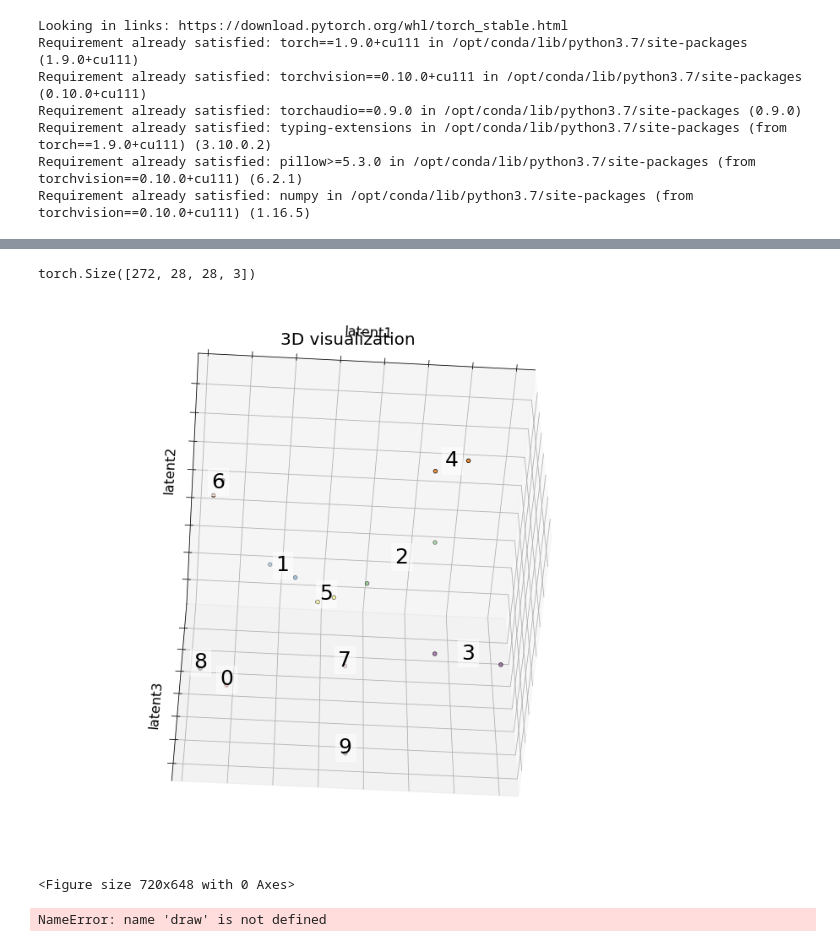
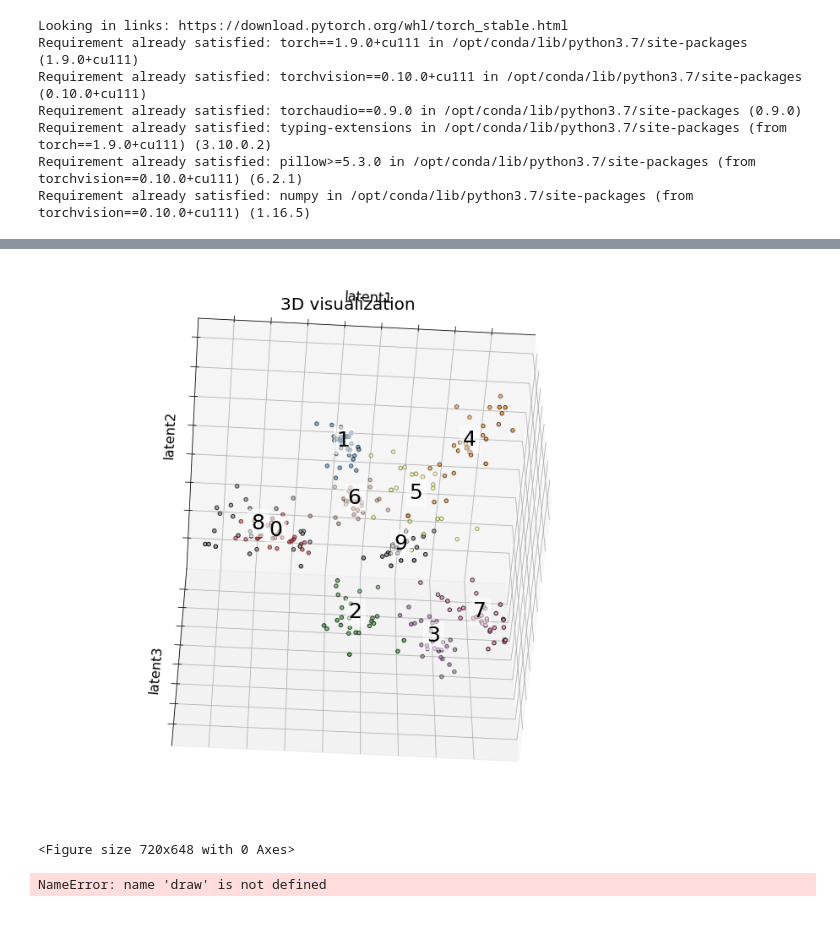
Before and after one commit to ShuYuHuang/better-softmax, a Jupyter notebook: arcface.ipynb, the cells around one changed output, grey strips where cells are left out. Saved outputs shown, nothing was run; the diff lists cells and outputs as text; code cells hidden in the pictures.

Commit message:
added arc, add margin

```diff
--- a/arcface.ipynb
+++ b/arcface.ipynb
@@ -57,6 +57,6 @@ plt.imshow(x[idx].numpy().transpose(1,2,0)/2+0.5)
 # %%
 
-model=nn_fn.ClasModel(3,10,latent_features=3).cuda()
+model=nn_fn.ClasModel(3,10,latent_features=3,SoftMaxLayer=nn_fn.AddMarginProduct,s=15,m=0.01).cuda()
 opt=torch.optim.Adam(model.parameters(),lr=1e-2)
 scheduler = torch.optim.lr_scheduler.CosineAnnealingWarmRestarts(opt, 1*len(trainset)//BATCH_SIZE, 1)
 # criterion=torch.nn.CrossEntropyLoss()
@@ -70,8 +70,9 @@ acc_mean_buff=[]
 vloss_mean_buff=[]
 vacc_mean_buff=[]
 
-now=re.sub('\W',"",time.ctime().replace(" ","_"))
-writer = gadget_tb.TBWriter(f'runs/exp-{now}')
+# now=re.sub('\W',"",time.ctime().replace(" ","_"))
+# writer = gadget_tb.TBWriter(f'runs/exp-{now}')
+writer = gadget_tb.TBWriter(f'runs/exp-add_margin')
 word_display=dspl.display("",display_id=1)
 plt.figure(figsize=(15,3))
 try:
@@ -157,31 +170,40 @@ for ii,(x,y) in enumerate(testloader):
 # %%
 import matplotlib.pyplot as plt
 from mpl_toolkits.mplot3d import Axes3D
-def plt_latent_dist(latent,y):
+# %matplotlib
+def to_numpy(x: torch.Tensor)->np.array:
+    return x.detach().cpu().numpy()
+
+fig_display=dspl.display("",display_id=3)
+
+t=np.linspace(-1,1,100)
+for t_elev,t_azim in zip(np.sin(t)*90,np.cos(t)*90):
+    time.sleep(0.01)
     fig = plt.figure(1, figsize=(10, 9))
-    ax = Axes3D(fig, elev=48, azim=134)
+    ax = Axes3D(fig, elev=48+t_elev, azim=45+t_azim)
     ax.scatter(to_numpy(latent[:, 0]),
                to_numpy(latent[:, 1]),
                to_numpy(latent[:, 2]),
                c=to_numpy(y),
                cmap=plt.cm.Set1, edgecolor='k')
 
     for label in range(10):
         ax.text3D(to_numpy(latent[y == label, 0]).mean(),
                   to_numpy(latent[y == label, 1]).mean(),
                   to_numpy(latent[y == label, 2]).mean(), f"{label}",
                   horizontalalignment='center',
                   bbox=dict(alpha=.5, edgecolor='w', facecolor='w'),size=25)
 
     ax.set_title("3D visualization", fontsize=20)
     ax.set_xlabel("latent1", fontsize=16)
     ax.w_xaxis.set_ticklabels([])
     ax.set_ylabel("latent2", fontsize=16)
     ax.w_yaxis.set_ticklabels([])
     ax.set_zlabel("latent3", fontsize=16)
     ax.w_zaxis.set_ticklabels([])
-    plt.show()
+
+    dspl.update_display(plt.gcf(),display_id=3)
+    plt.clf()
+# %% [output]
+[figure, added]
+<Figure size 720x648 with 0 Axes>
-# %%
-torch.Tensor(to_numpy(x).transpose(0,2,3,1)).shape
-# %% [output]
-torch.Size([272, 28, 28, 3])
@@ -195,41 +210,3 @@ writer.add_embedding(latent,label_img=x)
-# %%
-# %matplotlib
-def to_numpy(x: torch.Tensor)->np.array:
-    return x.detach().cpu().numpy()
-
-fig_display=dspl.display("",display_id=3)
-
-t=np.linspace(-1,1,100)
-for t_elev,t_azim in zip(np.sin(t)*90,np.cos(t)*90):
-    time.sleep(0.01)
-    fig = plt.figure(1, figsize=(10, 9))
-    ax = Axes3D(fig, elev=48+t_elev, azim=45+t_azim)
-    ax.scatter(to_numpy(latent[:, 0]),
-               to_numpy(latent[:, 1]),
-               to_numpy(latent[:, 2]),
-               c=to_numpy(y),
-               cmap=plt.cm.Set1, edgecolor='k')
-
-    for label in range(10):
-        ax.text3D(to_numpy(latent[y == label, 0]).mean(),
-                  to_numpy(latent[y == label, 1]).mean(),
-                  to_numpy(latent[y == label, 2]).mean(), f"{label}",
-                  horizontalalignment='center',
-                  bbox=dict(alpha=.5, edgecolor='w', facecolor='w'),size=25)
-
-    ax.set_title("3D visualization", fontsize=20)
-    ax.set_xlabel("latent1", fontsize=16)
-    ax.w_xaxis.set_ticklabels([])
-    ax.set_ylabel("latent2", fontsize=16)
-    ax.w_yaxis.set_ticklabels([])
-    ax.set_zlabel("latent3", fontsize=16)
-    ax.w_zaxis.set_ticklabels([])
-
-    dspl.update_display(plt.gcf(),display_id=3)
-    plt.clf()
-# %% [output]
-[figure, removed]
-<Figure size 720x648 with 0 Axes>
 # %%
 elev=48, azim=134
 # %%
```
Also changed, not shown: parts of 7 cells of this notebook, 24 other files.
